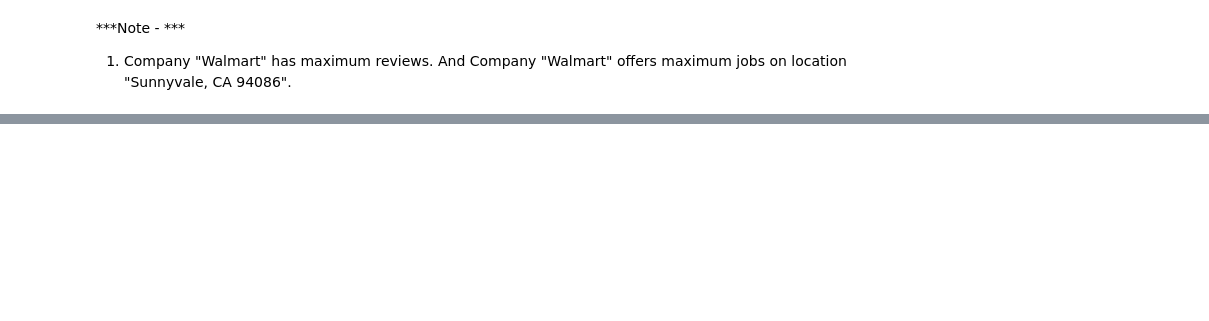
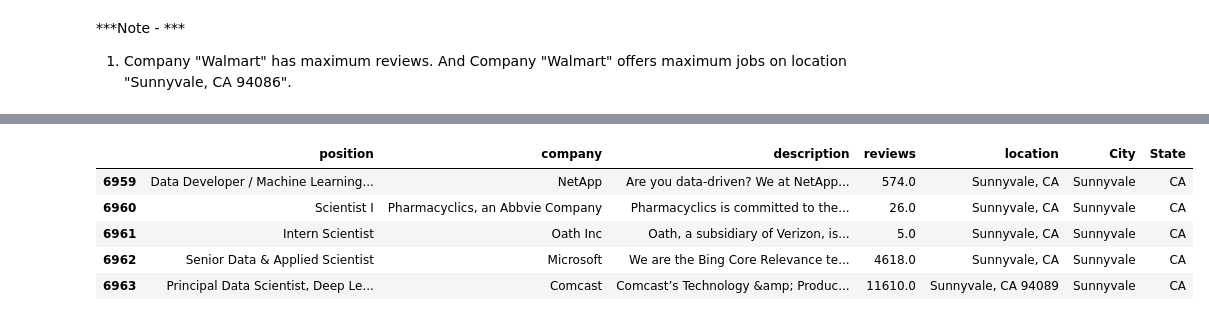
Before and after one commit to Ishikaaa/ML-Data-Scientist-job-market-in-the-US, a Jupyter notebook: Data_Scientist_job_market_in_the_US.ipynb, the cells around one changed output, grey strips where cells are left out. Drawn from its saved outputs; the diff is of its cells as text; code cells hidden in the pictures; blank space fills up the shorter version.

Commit message:
Maintaining data

```diff
--- a/Data_Scientist_job_market_in_the_US.ipynb
+++ b/Data_Scientist_job_market_in_the_US.ipynb
@@ -200,0 +211,8 @@ dataset[dataset['reviews']==dataset['reviews'].min()]
+# %%
+# Adding new column "City"
+a=[]
+for i in dataset["location"]:
+    b=i.split(",")[0]
+    a.append(b)
+dataset["City"]=a
+dataset.tail()
@@ -200,0 +246,18 @@ dataset[dataset['reviews']==dataset['reviews'].min()]
+# %%
+# Adding new column "State"
+aa=[]
+for ii in dataset["location"]:
+    bb=ii.split(",")[1]
+    aa.append(bb)
+for ii in range(len(aa)):
+    bb=re.sub(r'[0-9]',"",aa[ii]).strip()
+    aa[ii]=bb
+dataset["State"]=aa
+dataset.tail()
+# %% [output]
+|  | position | company | description | reviews | location | City | State |
+| 6959 | Data Developer / Machine Learning... | NetApp | Are you data-driven? We at NetApp... | 574.0 | Sunnyvale, CA | Sunnyvale | CA |
+| 6960 | Scientist I | Pharmacyclics, an Abbvie Company | Pharmacyclics is committed to the... | 26.0 | Sunnyvale, CA | Sunnyvale | CA |
+| 6961 | Intern Scientist | Oath Inc | Oath, a subsidiary of Verizon, is... | 5.0 | Sunnyvale, CA | Sunnyvale | CA |
+| 6962 | Senior Data & Applied Scientist | Microsoft | We are the Bing Core Relevance te... | 4618.0 | Sunnyvale, CA | Sunnyvale | CA |
+| 6963 | Principal Data Scientist, Deep Le... | Comcast | Comcast’s Technology &amp; Produc... | 11610.0 | Sunnyvale, CA 94089 | Sunnyvale | CA |
```
Also changed, not shown: parts of 17 cells of this notebook.
